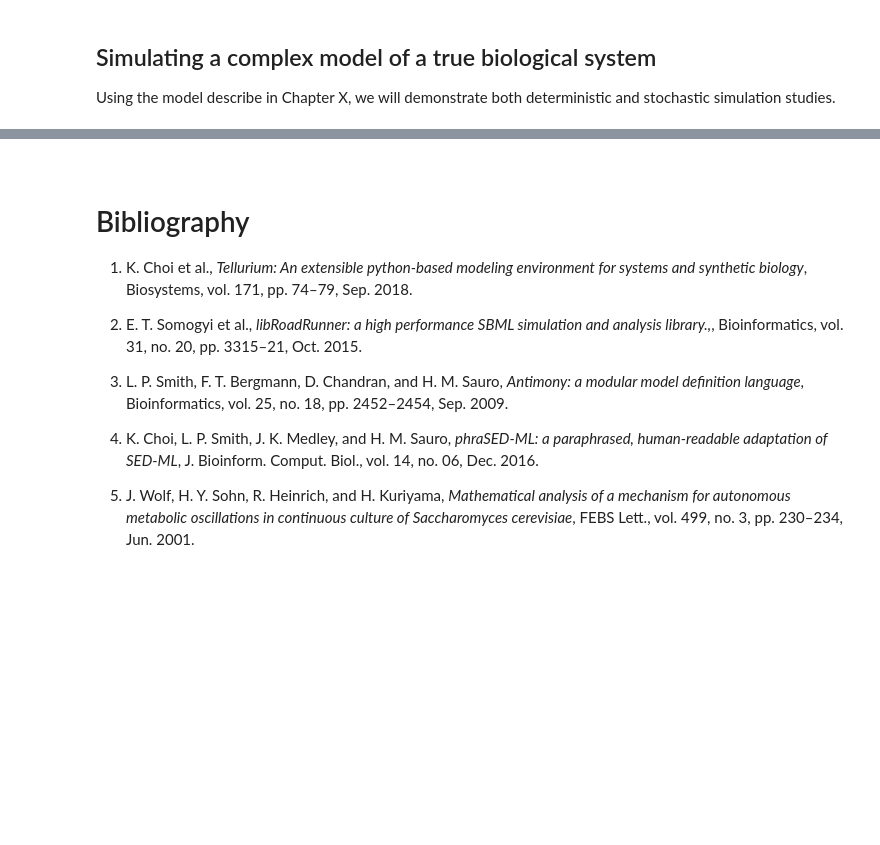
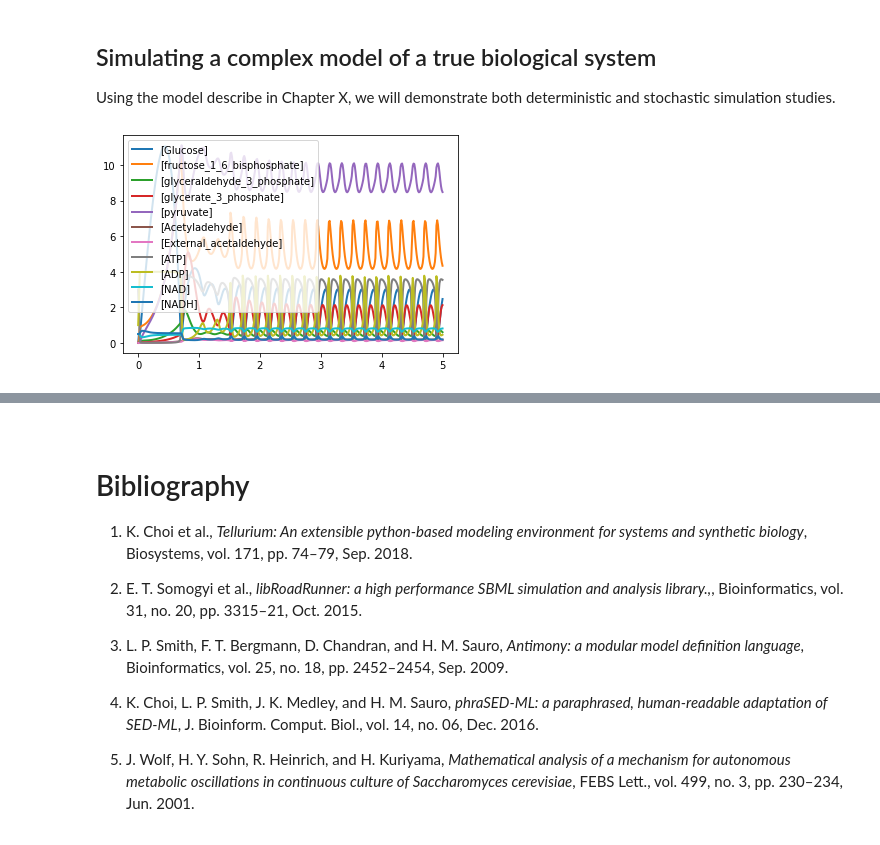
Before and after one commit to hsauro/IntroModelingBook, a Jupyter notebook: model_simulation.ipynb, the cells around one changed output, grey strips where cells are left out. Saved outputs shown, nothing was run; the diff lists cells and outputs as text; code cells hidden in the pictures; blank space fills up the shorter version.

```diff
--- a/model_simulation.ipynb
+++ b/model_simulation.ipynb
@@ -38,21 +29,0 @@ import matplotlib.pylab as plt # Additional Python plotting utilities
-# %%
-Ant_str = """
-model test               # name the model
-    compartment C1;      # specify compartments
-    C1 = 1.0;            # assign compartment volume
-    species S1, S2;      # specify species
-    S1 in C1; S2 in C1;  # allocate species to appropriate compartment
-
-
-    J1: S1 -> S2; k1*S1; # reaction; reaction rate law;
-
-    S1 = 10.0;           # assign species initial conditions
-    S2 = 0.0;
-
-    k1 = 1.0;            # assign constant values to global parameters
-end
-"""
-
-r = te.loada(Ant_str)  # create an executable model by loading the string to a RoadRunner object instance
-result = r.simulate(0, 10, 25) # simulate(time_start, time_end, number_of_points)
-print(result)
@@ -65,15 +29,0 @@ r.plot(title = 'Uni-uni mass-action model', xtitle = 'Time', ytitle = 'Concentra
-# %%
-Ant_str = """
-model test               # name the model
-    J1: S1 -> S2; k1*S1; # reaction; reaction rate law;
-
-    S1 = 10.0;           # assign species initial conditions
-    S2 = 0.0;
-
-    k1 = 1.0;            # assign constant values to global parameters
-    E1: at (time > 5): S1 = 10; # add an event - spike in S1
-end
-"""
-r = te.loada(Ant_str)  # create an executable model by loading the string to a RoadRunner object instance
-r.simulate(0, 10, 100) # simulate(time_start, time_end, number_of_points)
-r.plot(title = 'Uni-uni mass-action model with event', xtitle = 'Time', ytitle = 'Concentration', figsize = (8, 6))
@@ -174,0 +45,9 @@ end
+# %%
+import matplotlib.pyplot as plt
+import tellurium as te
+
+wolf = te.loada('Jana_WolfGlycolysis.antimony')
+data = wolf.simulate(0, 5, 400)
+wolf.plot()
+# %% [output]
+[figure, added]
```
Also changed, not shown: parts of 12 cells of this notebook, 4 other files.
